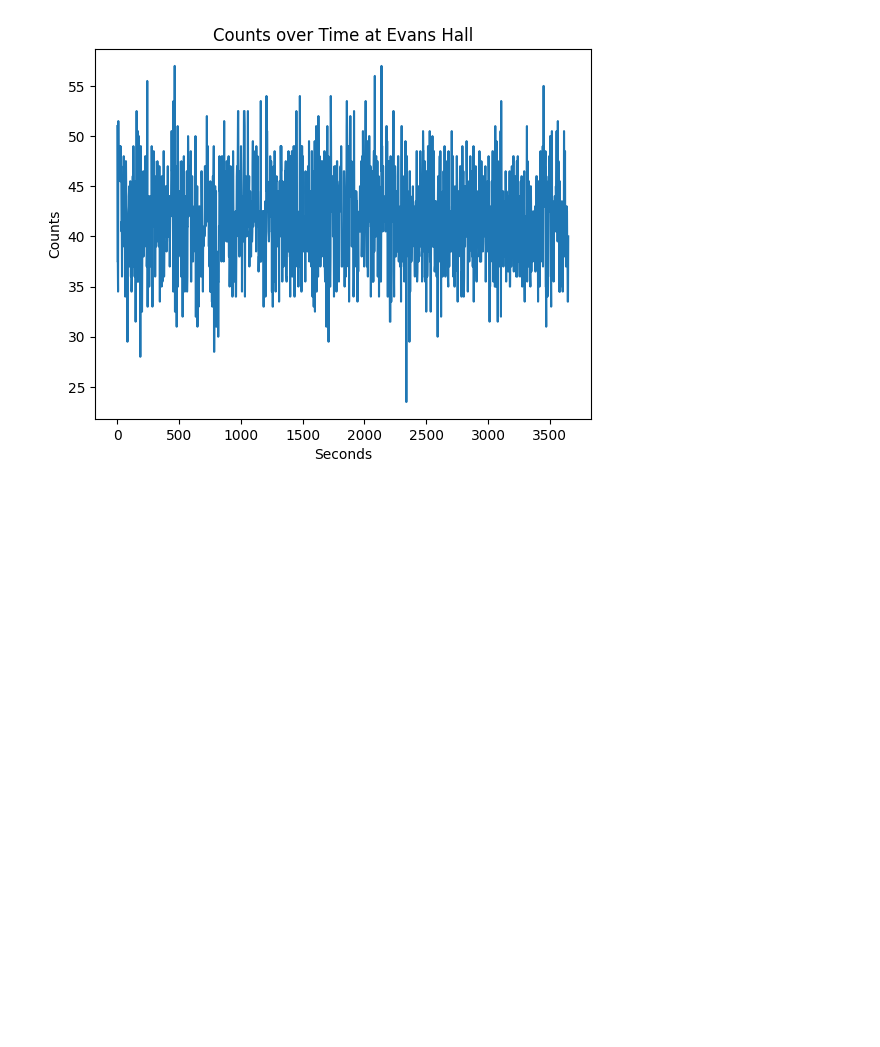
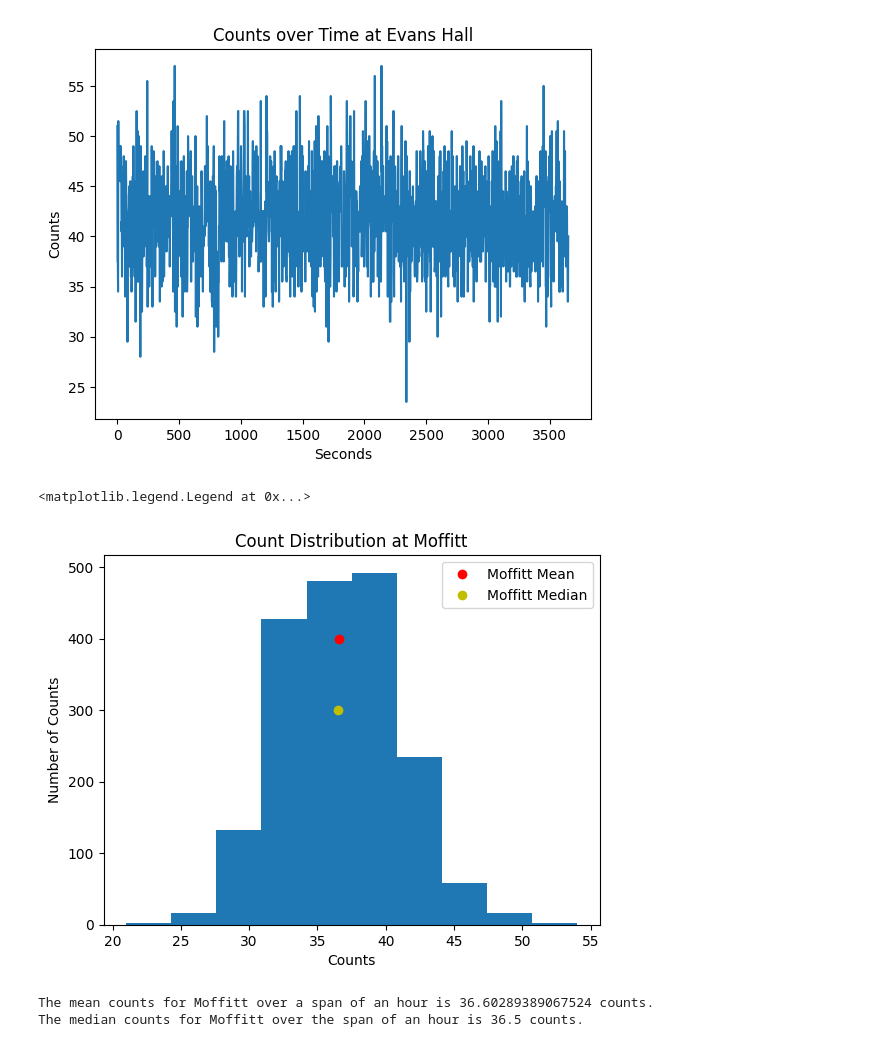
Before and after one commit to Gish-Sky/E11_LabWork, a Jupyter notebook: final_project.ipynb, the cells around one changed output. Saved outputs shown, nothing was run; the diff lists cells and outputs as text; code cells hidden in the pictures; blank space fills up the shorter version.

```diff
--- a/final_project.ipynb
+++ b/final_project.ipynb
@@ -89,3 +89,20 @@ plt.title("Counts over Time at Evans Hall")
 # %% [output]
 Text(0.5, 1.0, 'Counts over Time at Evans Hall')
 [figure]
+# %%
+plt.hist(moffitt_counts)
+plt.xlabel("Counts")
+plt.ylabel("Number of Counts")
+plt.title("Count Distribution at Moffitt")
+plt.plot(np.mean(moffitt_counts), 400, 'ro', label = 'Moffitt Mean')
+plt.plot(np.median(moffitt_counts), 300, 'yo', label = 'Moffitt Median')
+plt.legend()
+# %% [output]
+<matplotlib.legend.Legend at 0x...>
+[figure, added]
+# %%
+print("The mean counts for Moffitt over a span of an hour is", np.mean(moffitt_counts), "counts.")
+print("The median counts for Moffitt over the span of an hour is", np.median(moffitt_counts), "counts.")
+# %% [output]
+The mean counts for Moffitt over a span of an hour is 36.60289389067524 counts.
+The median counts for Moffitt over the span of an hour is 36.5 counts.
```
Also changed, not shown: parts of 12 cells of this notebook.
